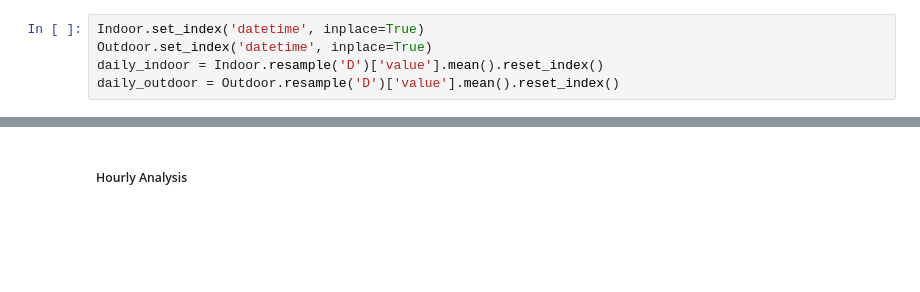
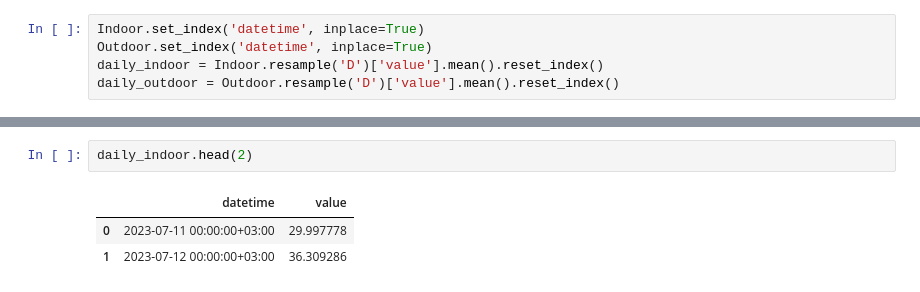
Before and after one commit to NsubugaAnold/Python-and-Data-related-Works, a Jupyter notebook: Indoor Vs Outdoor Particulate matter variations/Indoor_vs_Outdoor_Particulate_matter_concentrations.ipynb, the cells around one changed output, grey strips where cells are left out. Saved outputs shown, nothing was run; the diff lists cells and outputs as text; blank space fills up the shorter version.

```diff
--- a/Indoor Vs Outdoor Particulate matter variations/Indoor_vs_Outdoor_Particulate_matter_concentrations.ipynb
+++ b/Indoor Vs Outdoor Particulate matter variations/Indoor_vs_Outdoor_Particulate_matter_concentrations.ipynb
@@ -125,2 +114,6 @@ fig2.show()
-# %% [markdown]
-##### Hourly Analysis
+# %%
+daily_indoor.head(2)
+# %% [output]
+|  | datetime | value |
+| 0 | 2023-07-11 00:00:00+03:00 | 29.997778 |
+| 1 | 2023-07-12 00:00:00+03:00 | 36.309286 |
```
Also changed, not shown: parts of 12 cells of this notebook, 1 other file.
